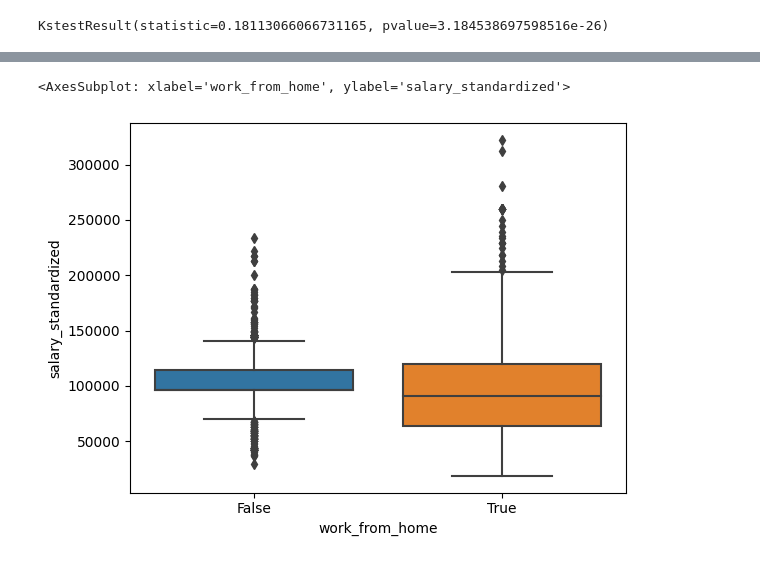
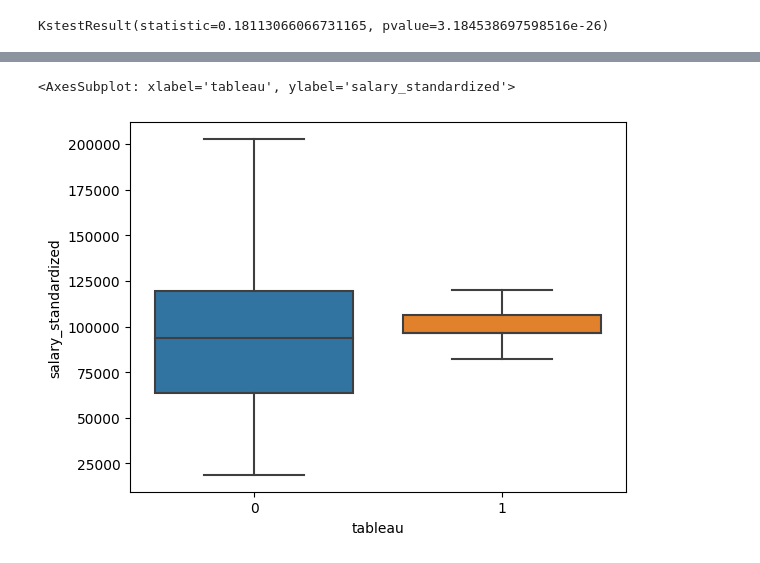
Before and after one commit to JacquelineGomez06/Big-Data-AWS-ETL, a Jupyter notebook: eda.ipynb, the cells around one changed output, grey strips where cells are left out. Cells and saved outputs as stored; diff of their text form; code cells hidden in the pictures.

```diff
--- a/eda.ipynb
+++ b/eda.ipynb
@@ -53,5 +112,6 @@ KstestResult(statistic=0.18113066066731165, pvalue=3.184538697598516e-26)
 # %%
-sns.boxplot(data = data_df, x = "work_from_home", y = "salary_standardized")
+#TABLEAU
+sns.boxplot(data=data_df,x="tableau",y="salary_standardized",showfliers = False)
 # %% [output]
-<AxesSubplot: xlabel='work_from_home', ylabel='salary_standardized'>
+<AxesSubplot: xlabel='tableau', ylabel='salary_standardized'>
-[figure, old version]
+[figure, new version]
```
Also changed, not shown: parts of 21 cells of this notebook.
